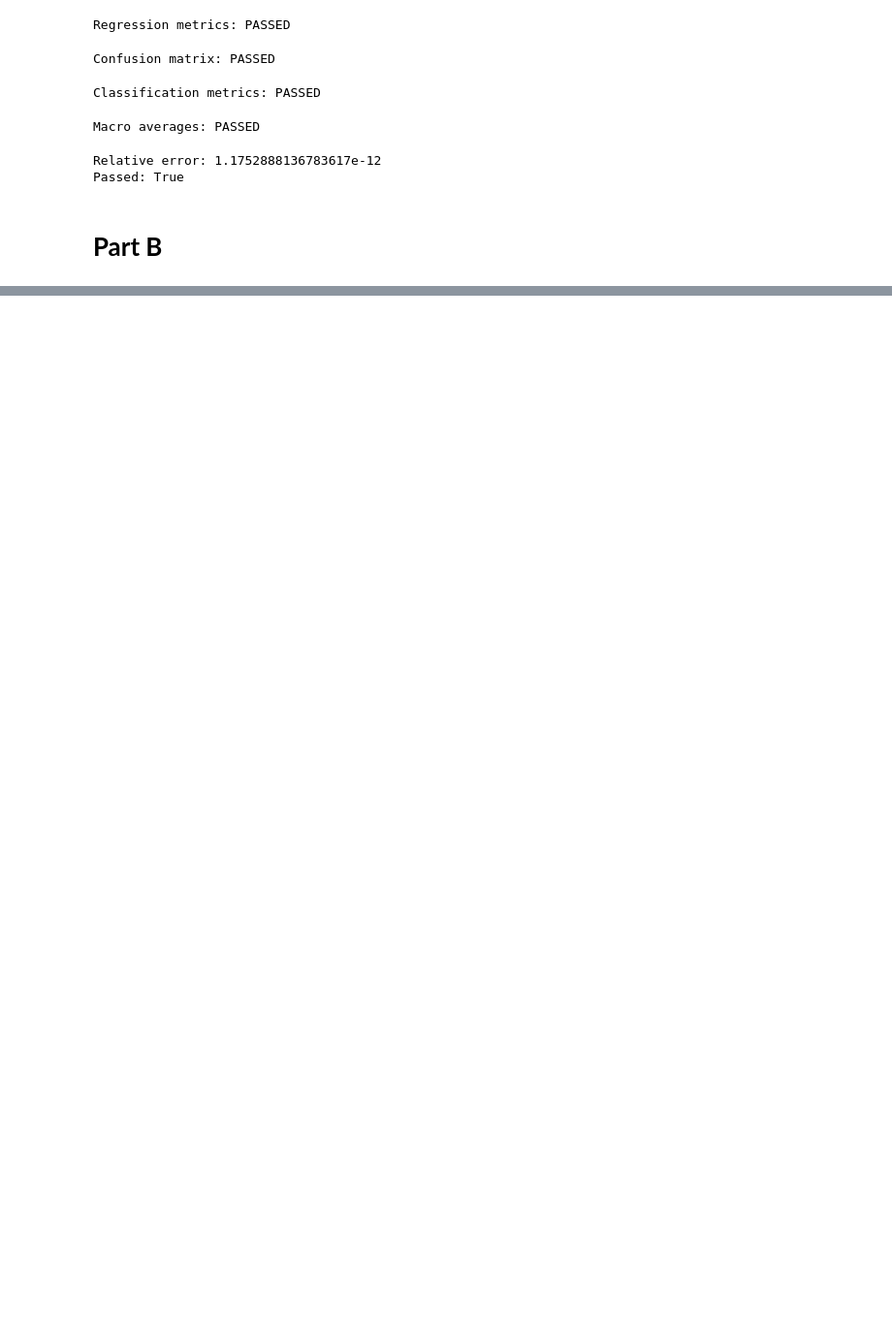
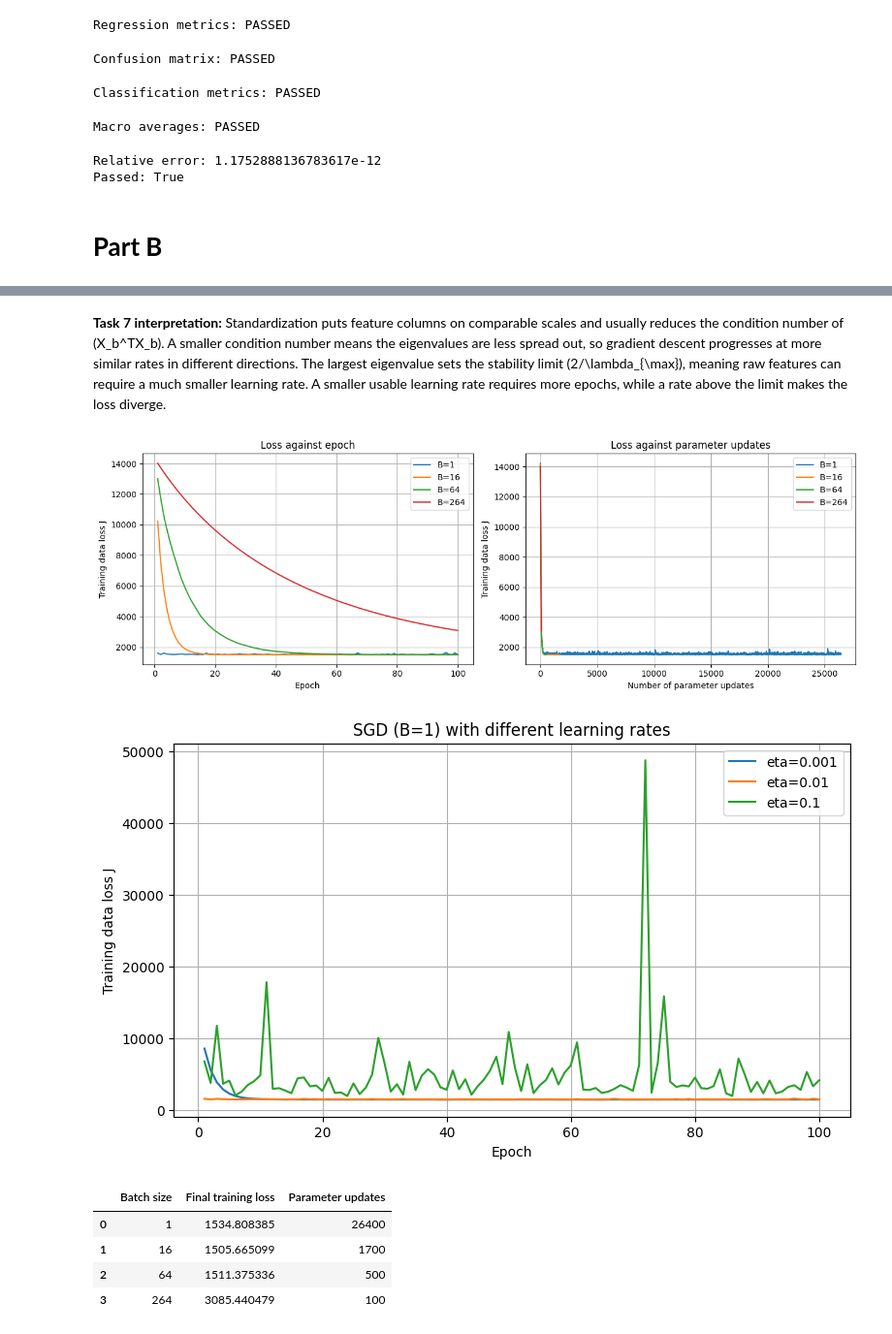
Before and after one commit to Ziad-Gebril/Linear-Models-and-Support-Vector-Machines, a Jupyter notebook: ML_assignment_2.ipynb, the cells around one changed output, grey strips where cells are left out. Shown at 97% size. Drawn from its saved outputs; the diff is of its cells as text; code cells hidden in the pictures; blank space fills up the shorter version.

```diff
--- a/ML_assignment_2.ipynb
+++ b/ML_assignment_2.ipynb
@@ -719,0 +682,58 @@ fatal: could not read Username for 'https://github.com': No such device or addre
+# %% [markdown]
+**Task 7 interpretation:** Standardization puts feature columns on comparable scales and usually reduces the condition number of \(X_b^TX_b\). A smaller condition number means the eigenvalues are less spread out, so gradient descent progresses at more similar rates in different directions. The largest eigenvalue sets the stability limit \(2/\lambda_{\max}\), meaning raw features can require a much smaller learning rate. A smaller usable learning rate requires more epochs, while a rate above the limit makes the loss diverge.
+# %%
+def minibatch_gd(Xb, y, eta, epochs, batch_size, seed=42):
+    rng = np.random.default_rng(seed)
+    w = np.zeros(Xb.shape[1])
+    epoch_losses, update_numbers, update_losses = [], [], []
+    update_count = 0
+    for _ in range(epochs):
+        order = rng.permutation(len(y))
+        for start in range(0, len(y), batch_size):
+            idx = order[start:start + batch_size]
+            w -= eta * gradient(Xb[idx], y[idx], w)
+            update_count += 1
+            update_numbers.append(update_count)
+            update_losses.append(data_loss(Xb, y, w))
+        epoch_losses.append(data_loss(Xb, y, w))
+    return w, np.array(epoch_losses), np.array(update_numbers), np.array(update_losses)
+
+batch_sizes = [1, 16, 64, N_train]
+batch_results = {
+    B: minibatch_gd(Xb_train, y_train, 0.01, 100, B, seed=42)
+    for B in batch_sizes
+}
+
+fig, axes = plt.subplots(1, 2, figsize=(13, 4.5))
+for B, result in batch_results.items():
+    axes[0].plot(np.arange(1, 101), result[1], label=f"B={B}")
+    axes[1].plot(result[2], result[3], label=f"B={B}")
+axes[0].set(title="Loss against epoch", xlabel="Epoch", ylabel="Training data loss J")
+axes[1].set(title="Loss against parameter updates",
+            xlabel="Number of parameter updates", ylabel="Training data loss J")
+for ax in axes:
+    ax.legend(); ax.grid(True)
+plt.tight_layout(); plt.show()
+
+plt.figure(figsize=(9, 5))
+sgd_results = {}
+for eta in [0.001, 0.01, 0.1]:
+    result = minibatch_gd(Xb_train, y_train, eta, 100, 1, seed=42)
+    sgd_results[eta] = result
+    plt.plot(np.arange(1, 101), result[1], label=f"eta={eta}")
+plt.xlabel("Epoch"); plt.ylabel("Training data loss J")
+plt.title("SGD (B=1) with different learning rates")
+plt.legend(); plt.grid(True); plt.show()
+
+display(pd.DataFrame([{
+    "Batch size": B, "Final training loss": result[1][-1],
+    "Parameter updates": len(result[2])
+} for B, result in batch_results.items()]))
+# %% [output]
+[figure, added]
+[figure, added]
+|  | Batch size | Final training loss | Parameter updates |
+| 0 | 1 | 1534.808385 | 26400 |
+| 1 | 16 | 1505.665099 | 1700 |
+| 2 | 64 | 1511.375336 | 500 |
+| 3 | 264 | 3085.440479 | 100 |
```
Also changed, not shown: parts of 23 cells of this notebook.
